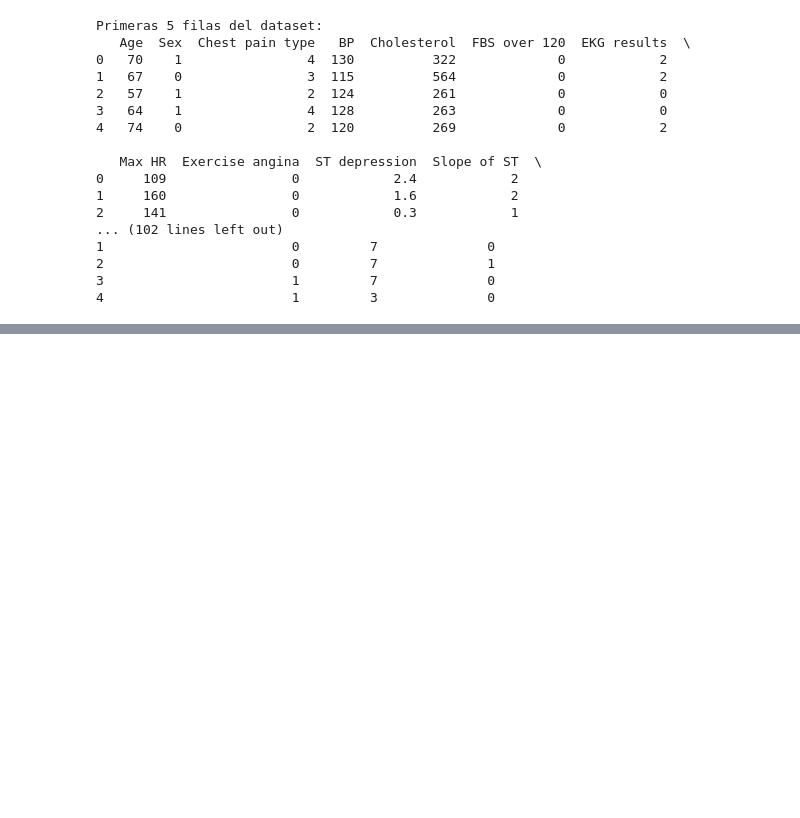
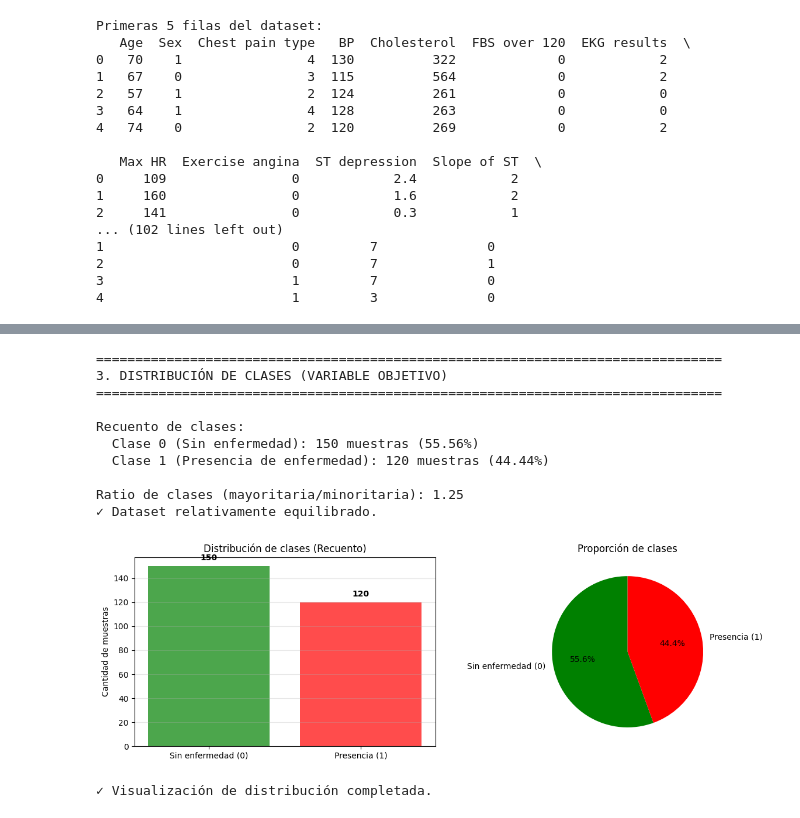
Before and after one commit to mariapaularm/heart-disease-risk-prediction, a Jupyter notebook: heart-disease-risk-prediction.ipynb, the cells around one changed output, grey strips where cells are left out. Drawn from its saved outputs; the diff is of its cells as text; code cells hidden in the pictures; blank space fills up the shorter version.

```diff
--- a/heart-disease-risk-prediction.ipynb
+++ b/heart-disease-risk-prediction.ipynb
@@ -76,0 +212,60 @@ Primeras 5 filas del dataset:
+# %%
+# 3. DISTRIBUCIÓN DE CLASES (TARGET)
+print("\n" + "=" * 80)
+print("3. DISTRIBUCIÓN DE CLASES (VARIABLE OBJETIVO)")
+print("=" * 80)
+
+class_counts = df['Heart Disease'].value_counts()
+class_proportions = df['Heart Disease'].value_counts(normalize=True) * 100
+
+print("\nRecuento de clases:")
+for idx in sorted(df['Heart Disease'].unique()):
+    label = "Presencia de enfermedad" if idx == 1 else "Sin enfermedad"
+    count = class_counts[idx]
+    percentage = class_proportions[idx]
+    print(f"  Clase {idx} ({label}): {count} muestras ({percentage:.2f}%)")
+
+# Verificar balance de clases
+class_ratio = class_counts.max() / class_counts.min()
+print(f"\nRatio de clases (mayoritaria/minoritaria): {class_ratio:.2f}")
+
+if abs(class_proportions[0] - class_proportions[1]) > 20:
+    print("⚠ ADVERTENCIA: Dataset DESBALANCEADO. Considerar técnicas de balanceo.")
+else:
+    print("✓ Dataset relativamente equilibrado.")
+
+# Visualizar distribución de clases
+fig, axes = plt.subplots(1, 2, figsize=(12, 4))
+
+# Gráfico de barras
+class_labels = ["Sin enfermedad (0)", "Presencia (1)"]
+axes[0].bar(class_labels, class_counts.values, color=['green', 'red'], alpha=0.7)
+axes[0].set_ylabel('Cantidad de muestras')
+axes[0].set_title('Distribución de clases (Recuento)')
+axes[0].grid(axis='y', alpha=0.3)
+for i, v in enumerate(class_counts.values):
+    axes[0].text(i, v + 5, str(v), ha='center', fontweight='bold')
+
+# Gráfico de pastel
+colors = ['green', 'red']
+axes[1].pie(class_counts.values, labels=class_labels, autopct='%1.1f%%',
+            colors=colors, startangle=90)
+axes[1].set_title('Proporción de clases')
+
+plt.tight_layout()
+plt.show()
+
+print("\n✓ Visualización de distribución completada.")
+# %% [output]
+================================================================================
+3. DISTRIBUCIÓN DE CLASES (VARIABLE OBJETIVO)
+================================================================================
+
+Recuento de clases:
+  Clase 0 (Sin enfermedad): 150 muestras (55.56%)
+  Clase 1 (Presencia de enfermedad): 120 muestras (44.44%)
+
+Ratio de clases (mayoritaria/minoritaria): 1.25
+✓ Dataset relativamente equilibrado.
+[figure, added]
+✓ Visualización de distribución completada.
```
Also changed, not shown: parts of 11 cells of this notebook.
